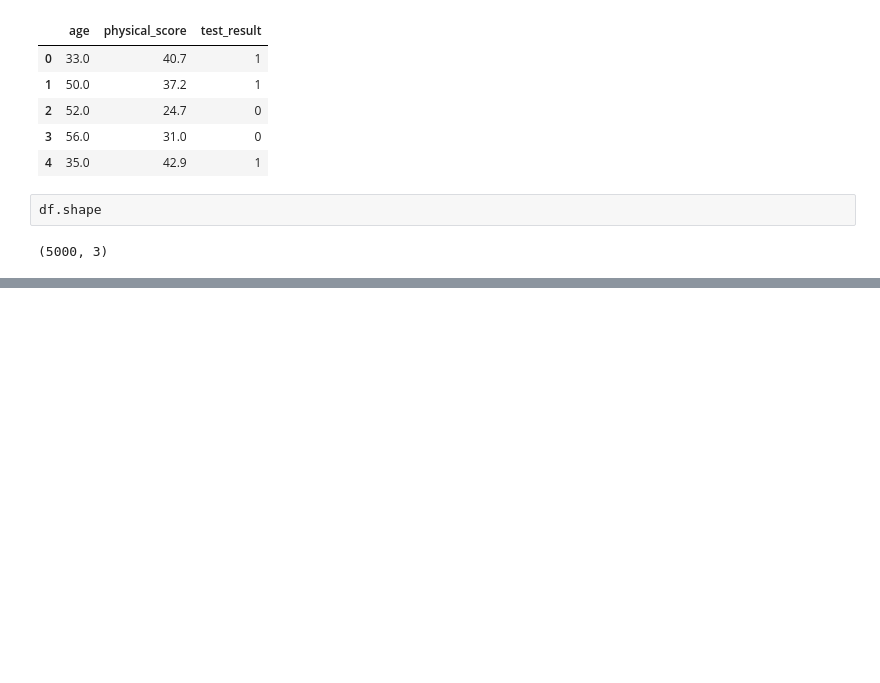
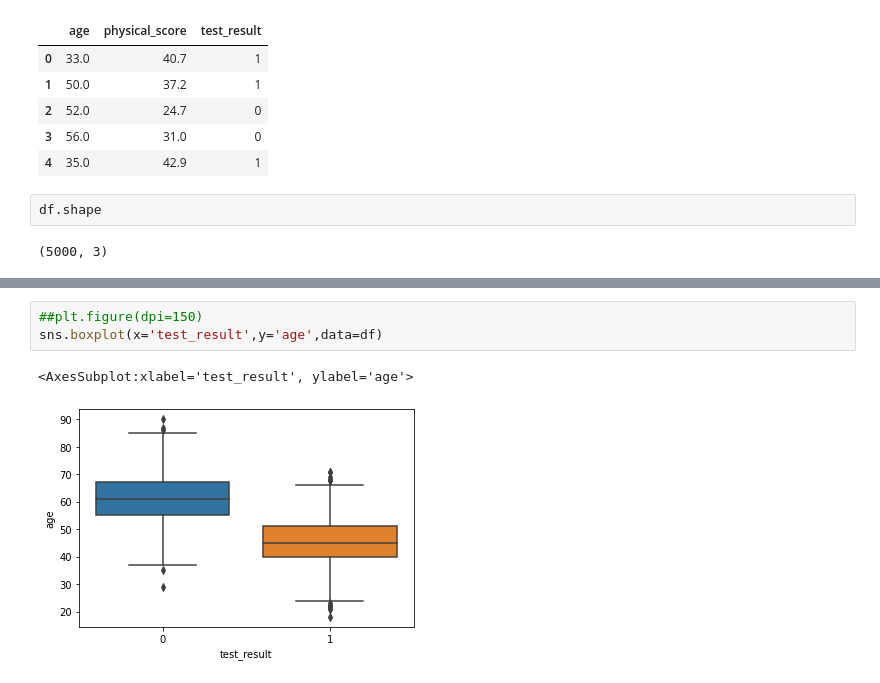
Before and after one commit to AkashBorgalli/Linear-Regression, a Jupyter notebook: LogisticRegression/SimpleLogisticRegression.ipynb, the cells around one changed output, grey strips where cells are left out. Saved outputs shown, nothing was run; the diff lists cells and outputs as text; blank space fills up the shorter version.

```diff
--- a/LogisticRegression/SimpleLogisticRegression.ipynb
+++ b/LogisticRegression/SimpleLogisticRegression.ipynb
@@ -19,0 +31,6 @@ df.shape
+# %%
+##plt.figure(dpi=150)
+sns.boxplot(x='test_result',y='age',data=df)
+# %% [output]
+<AxesSubplot:xlabel='test_result', ylabel='age'>
+[figure, added]
```
Also changed, not shown: parts of 35 cells of this notebook.
